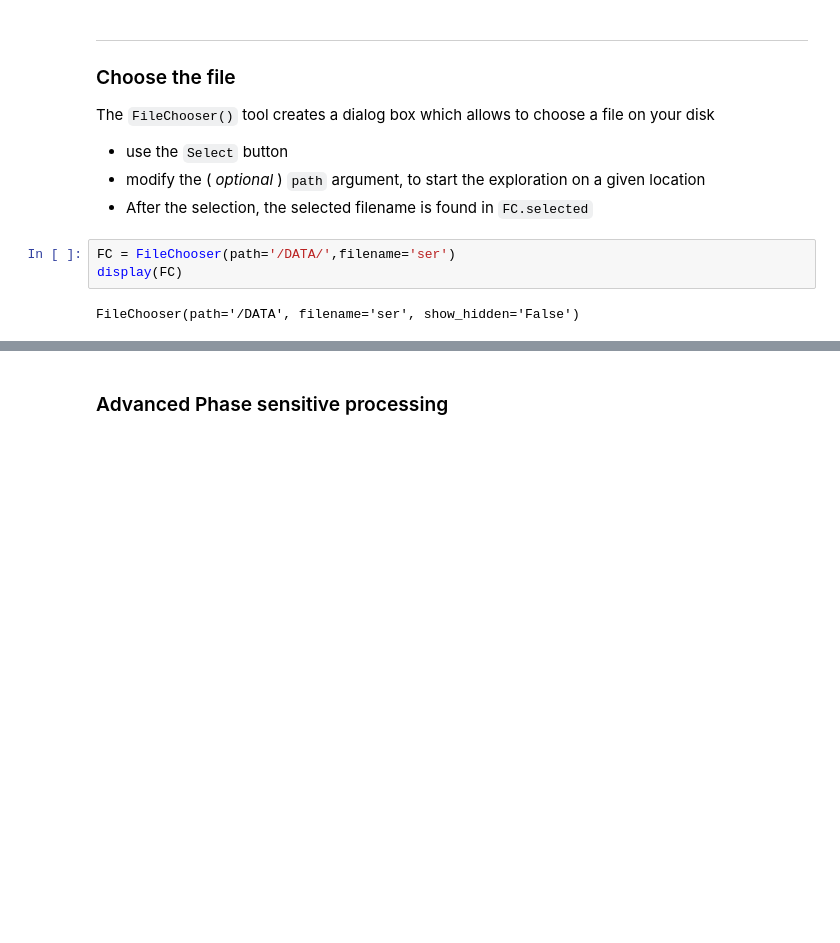
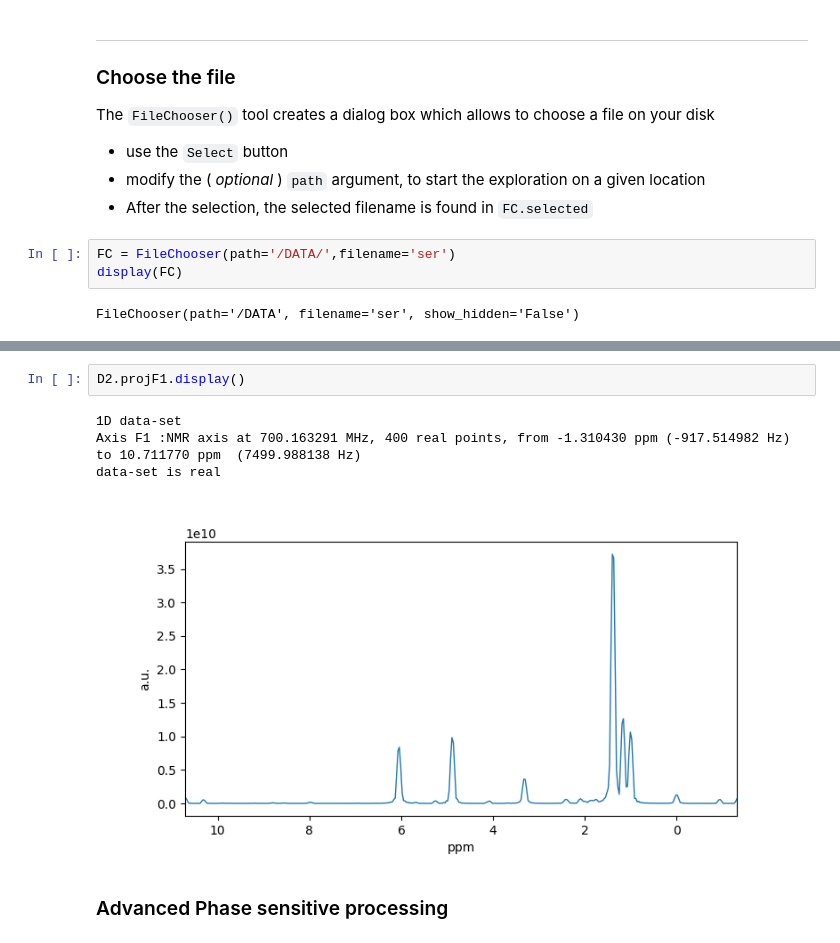
Before and after one commit to spike-project/spike, a Jupyter notebook: Notebooks/Proc2DNMR.ipynb, the cells around one changed output, grey strips where cells are left out. Saved outputs shown, nothing was run; the diff lists cells and outputs as text; blank space fills up the shorter version.

```diff
--- a/Notebooks/Proc2DNMR.ipynb
+++ b/Notebooks/Proc2DNMR.ipynb
@@ -133,3 +154,10 @@ Show2D(children=(VBox(children=(HBox(children=(Checkbox(value=True, description=
+# %%
+D2.projF1.display()
+# %% [output]
+1D data-set
+Axis F1 :NMR axis at 700.163291 MHz, 400 real points, from -1.310430 ppm (-917.514982 Hz) to 10.711770 ppm  (7499.988138 Hz)
+data-set is real
+[figure, added]
 # %% [markdown]
 ### Advanced Phase sensitive processing
 # %%
```
Also changed, not shown: parts of 12 cells of this notebook, 12 other files.
